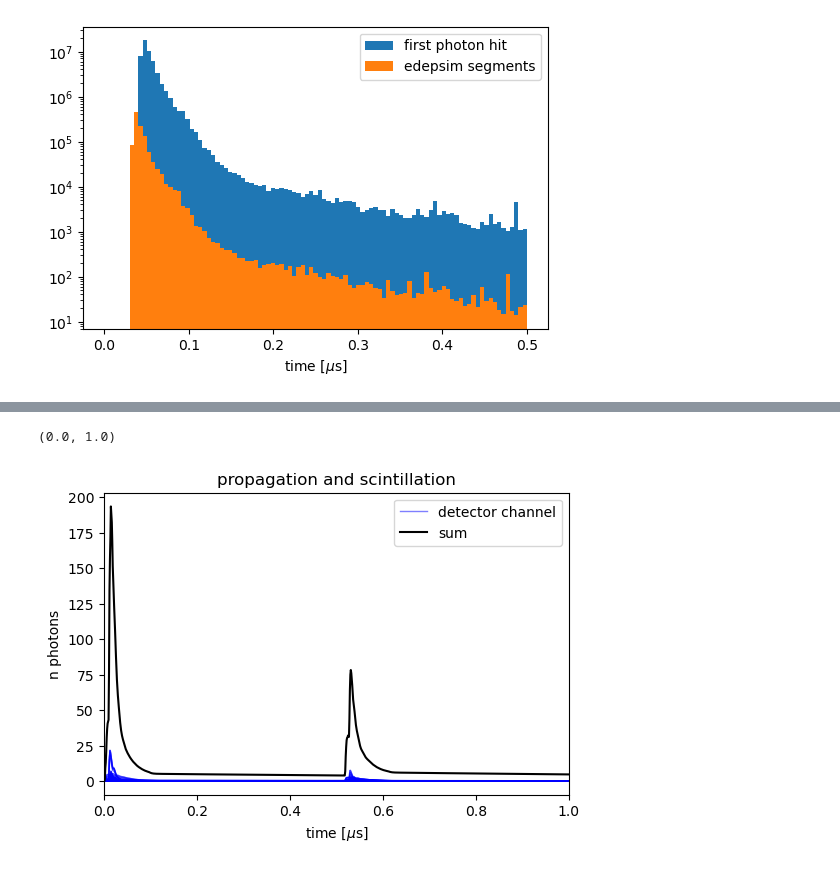
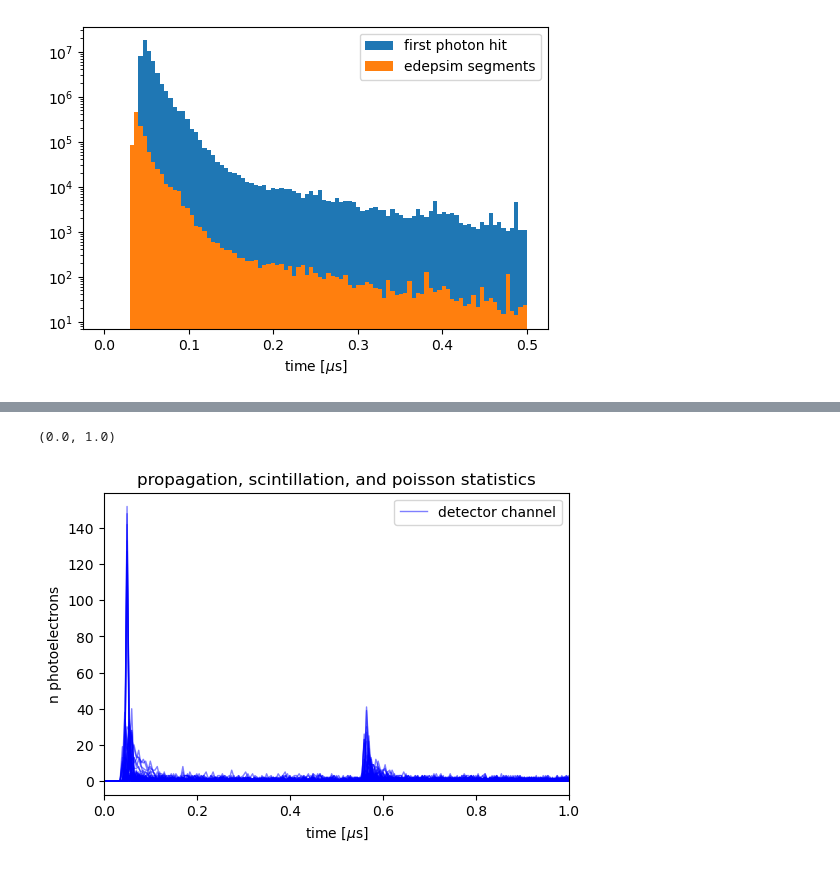
Before and after one commit to DUNE/larnd-sim, a Jupyter notebook: examples/Light signals.ipynb, the cells around one changed output, grey strips where cells are left out. Cells and saved outputs as stored; diff of their text form; code cells hidden in the pictures.

Commit message:
Add detector response

```diff
--- a/examples/Light signals.ipynb
+++ b/examples/Light signals.ipynb
@@ -127,7 +127,7 @@ RangePop()
 
 # Makes an empty array to store data from lightlut
 if light.LIGHT_SIMULATED:
-    light_sim_dat = np.zeros([len(tracks), light.N_OP_CHANNEL*2],
+    light_sim_dat = np.zeros([len(tracks), light.N_OP_CHANNEL],
                              dtype=[('n_photons_det','f4'),('t0_det','f4')])
     track_light_voxel = np.zeros([len(tracks), 3], dtype='i4')
 
@@ -418,12 +427,12 @@ from larndsim.consts.light import LIGHT_TICK_SIZE
 
 plt.figure(dpi=100)
 for idet in range(light_sample_inc.shape[0]):
-    plt.plot(np.arange(light_sample_inc.shape[1]) * LIGHT_TICK_SIZE, light_sample_inc[idet].get(),
+    plt.plot(np.arange(light_sample_inc.shape[1]) * LIGHT_TICK_SIZE + light_t_start, light_sample_inc[idet].get(),
              label='detector channel' if idet == 0 else None, color='b', lw=1, alpha=0.5)
 
-plt.plot(np.arange(light_sample_inc.shape[1]) * LIGHT_TICK_SIZE, light_sample_inc.sum(axis=0).get(), label='sum', color='k')
+# plt.plot(np.arange(light_sample_inc.shape[1]) * LIGHT_TICK_SIZE + light_t_start, light_sample_inc.sum(axis=0).get(), label='sum', color='k')
 plt.xlabel(r'time [$\mu$s]')
-plt.ylabel('n photons')
+plt.ylabel('n photoelectrons')
 plt.xlim(0,1)
 plt.legend()
 plt.title('propagation delay only')
@@ -434,4 +443,21 @@ Text(0.5, 1.0, 'propagation delay only')
 RangePush("sim_scintillation")
 light_sample_inc_scint = cp.zeros_like(light_sample_inc)
 light_sim.calc_scintillation_effect[BPG, TPB](light_sample_inc, light_sample_inc_scint)
+
+light_sample_inc_disc = cp.zeros_like(light_sample_inc)
+rng_states = maybe_create_rng_states(int(np.prod(TPB) * np.prod(BPG)), seed=SEED+ievd+itrk, rng_states=rng_states)
+light_sim.calc_stat_fluctuations[BPG, TPB](light_sample_inc_scint, light_sample_inc_disc, rng_states)
 RangePop()
+# %%
+plt.figure(dpi=100)
+for idet in range(light_sample_inc_scint.shape[0]):
+    plt.plot(np.arange(light_sample_inc_scint.shape[1]) * LIGHT_TICK_SIZE + light_t_start, light_sample_inc_scint[idet].get(),
+             label='detector channel' if idet == 0 else None, color='b', lw=1, alpha=0.5)
+
+# plt.plot(np.arange(light_sample_inc_scint.shape[1]) * LIGHT_TICK_SIZE + light_t_start, light_sample_inc_scint.sum(axis=0).get(),
+#          label='sum', color='k')
+plt.xlabel(r'time [$\mu$s]')
+plt.ylabel('n photoelectrons')
+plt.legend()
+plt.title('propagation and scintillation')
+plt.xlim(0,1)
@@ -438,15 +467,17 @@ RangePop()
 # %%
 plt.figure(dpi=100)
-for idet in range(light_sample_inc_scint.shape[0]):
-    plt.plot(np.arange(light_sample_inc_scint.shape[1]) * LIGHT_TICK_SIZE, light_sample_inc_scint[idet].get(),
+for idet in range(light_sample_inc_disc.shape[0]):
+    plt.plot(np.arange(light_sample_inc_disc.shape[1]) * LIGHT_TICK_SIZE + light_t_start, light_sample_inc_disc[idet].get(),
              label='detector channel' if idet == 0 else None, color='b', lw=1, alpha=0.5)
 
-plt.plot(np.arange(light_sample_inc_scint.shape[1]) * LIGHT_TICK_SIZE, light_sample_inc_scint.sum(axis=0).get(), label='sum', color='k')
+# plt.plot(np.arange(light_sample_inc_disc.shape[1]) * LIGHT_TICK_SIZE + light_t_start, light_sample_inc_disc.sum(axis=0).get(),
+#          label='sum', color='k')
 plt.xlabel(r'time [$\mu$s]')
-plt.ylabel('n photons')
+plt.ylabel('n photoelectrons')
 plt.legend()
-plt.title('propagation and scintillation')
+plt.title('propagation, scintillation, and poisson statistics')
 plt.xlim(0,1)
+# plt.yscale('log')
 # %% [output]
 (0.0, 1.0)
-[figure, old version]
+[figure, new version]
```
Also changed, not shown: parts of 8 cells of this notebook, 5 other files.
